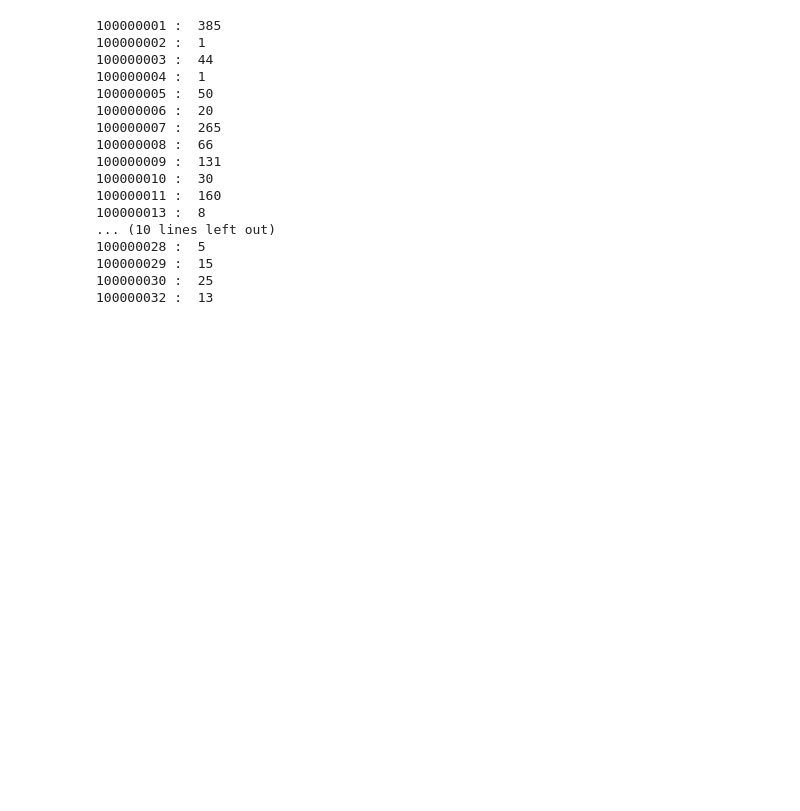
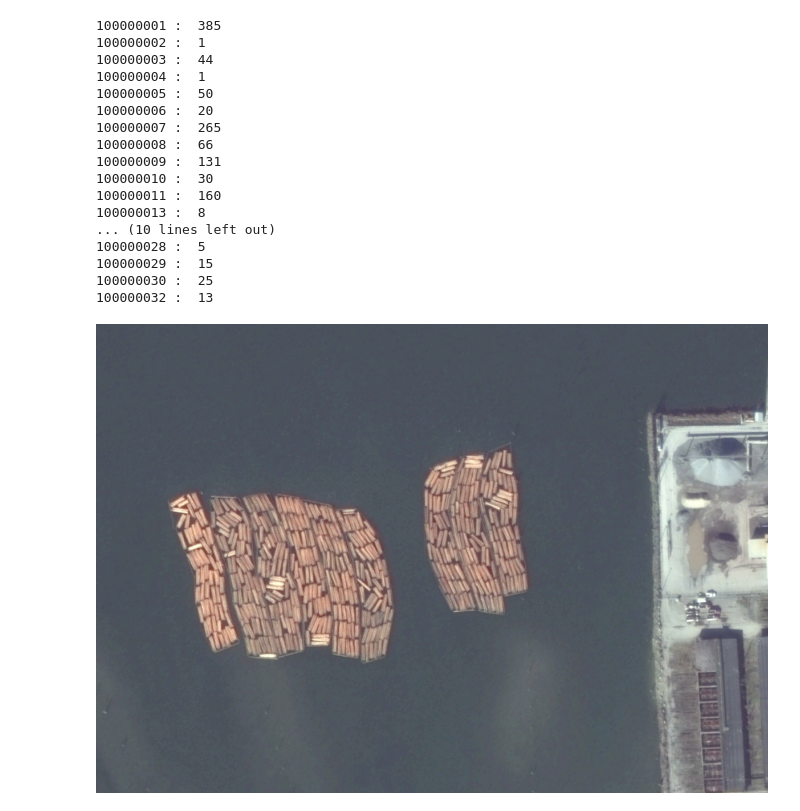
Before and after one commit to cyccchs/cmap, a Jupyter notebook: unit_test.ipynb, the cells around one changed output. Drawn from its saved outputs; the diff is of its cells as text; code cells hidden in the pictures; blank space fills up the shorter version.

```diff
--- a/unit_test.ipynb
+++ b/unit_test.ipynb
@@ -223,0 +246,7 @@ l.backward()
+# %%
+image_pth = "./HRSC2016/Train/no_object/100000624.bmp"
+img_pil = Image.open(image_pth, mode='r')
+img_pil = img_pil.convert('RGB')
+img_pil
+# %% [output]
+[figure, added]
```
Also changed, not shown: parts of 4 cells of this notebook, 12 other files.
